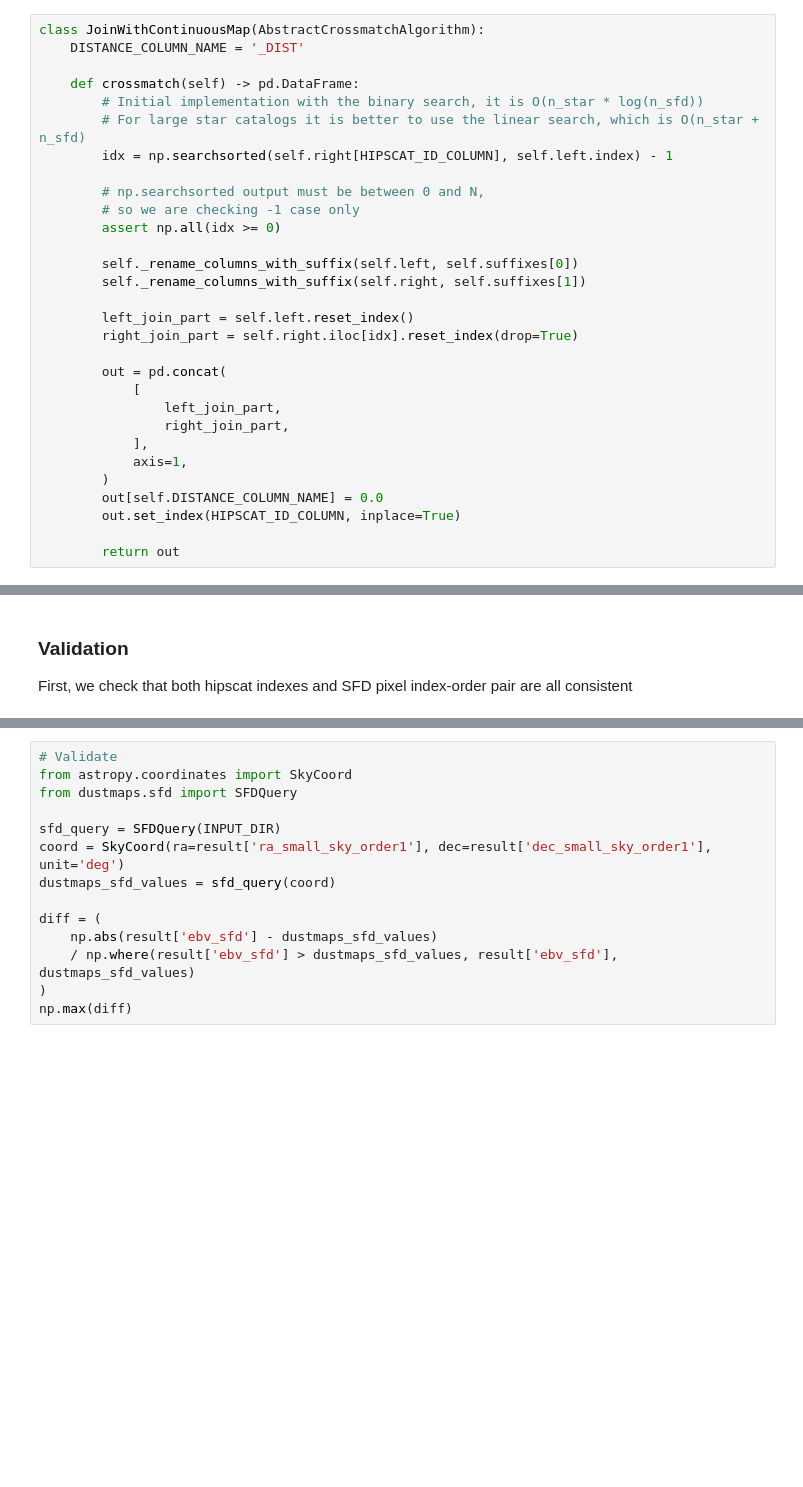
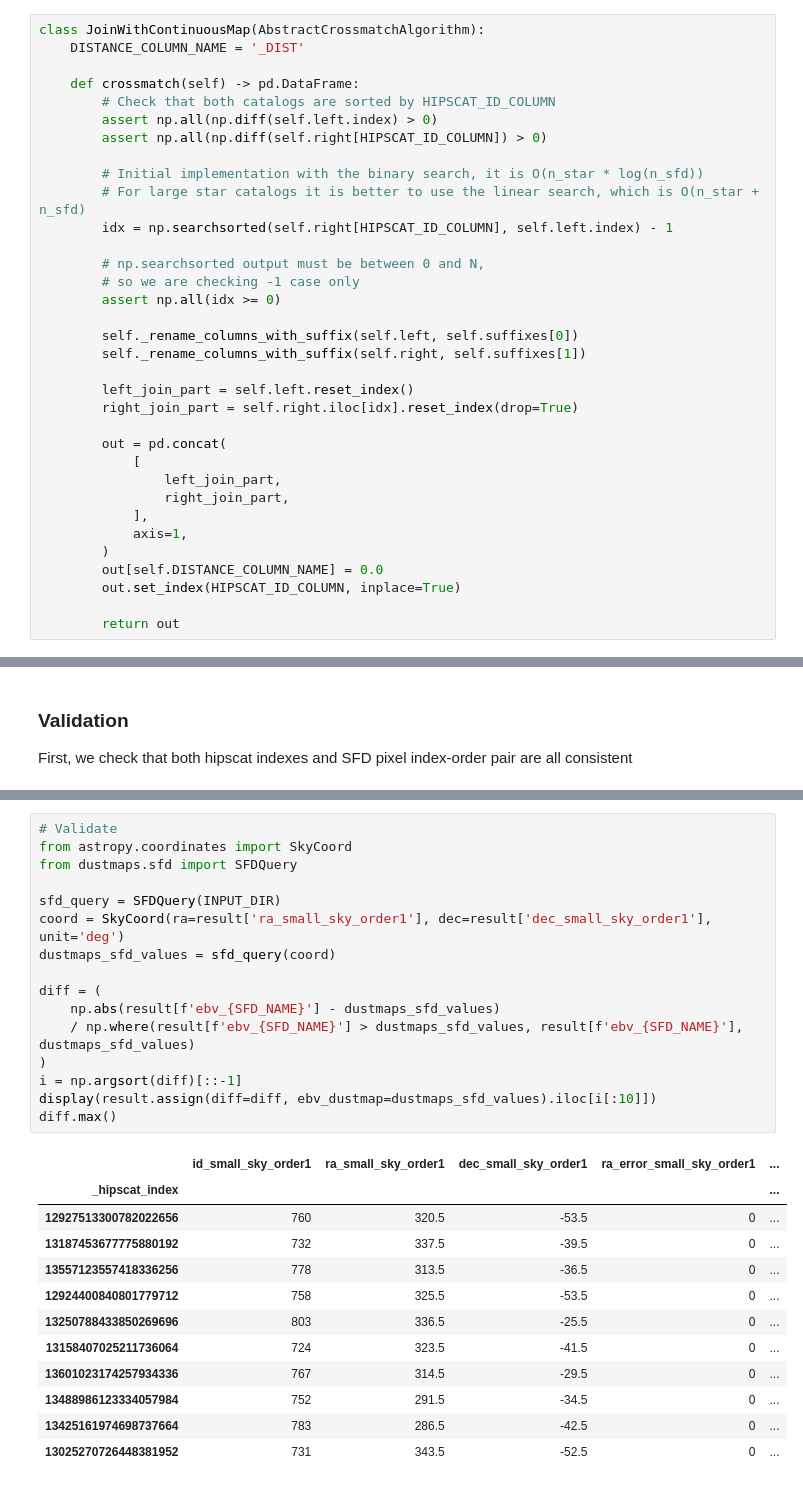
Before and after one commit to hombit/hipscat-import-sfd, a Jupyter notebook: join_stars_and_sfd.ipynb, the cells around one changed output, grey strips where cells are left out. Cells and saved outputs as stored; diff of their text form; blank space fills up the shorter version.

```diff
--- a/join_stars_and_sfd.ipynb
+++ b/join_stars_and_sfd.ipynb
@@ -52,6 +53,10 @@ class JoinWithContinuousMap(AbstractCrossmatchAlgorithm):
     DISTANCE_COLUMN_NAME = '_DIST'
 
     def crossmatch(self) -> pd.DataFrame:
+        # Check that both catalogs are sorted by HIPSCAT_ID_COLUMN
+        assert np.all(np.diff(self.left.index) > 0)
+        assert np.all(np.diff(self.right[HIPSCAT_ID_COLUMN]) > 0)
+
         # Initial implementation with the binary search, it is O(n_star * log(n_sfd))
         # For large star catalogs it is better to use the linear search, which is O(n_star + n_sfd)
         idx = np.searchsorted(self.right[HIPSCAT_ID_COLUMN], self.left.index) - 1
@@ -114,15 +119,29 @@ The difference must be well below 16%.
 # %%
 # Validate
 from astropy.coordinates import SkyCoord
 from dustmaps.sfd import SFDQuery
 
 sfd_query = SFDQuery(INPUT_DIR)
 coord = SkyCoord(ra=result['ra_small_sky_order1'], dec=result['dec_small_sky_order1'], unit='deg')
 dustmaps_sfd_values = sfd_query(coord)
 
 diff = (
-    np.abs(result['ebv_sfd'] - dustmaps_sfd_values)
-    / np.where(result['ebv_sfd'] > dustmaps_sfd_values, result['ebv_sfd'], dustmaps_sfd_values)
+    np.abs(result[f'ebv_{SFD_NAME}'] - dustmaps_sfd_values)
+    / np.where(result[f'ebv_{SFD_NAME}'] > dustmaps_sfd_values, result[f'ebv_{SFD_NAME}'], dustmaps_sfd_values)
 )
-np.max(diff)
+i = np.argsort(diff)[::-1]
+display(result.assign(diff=diff, ebv_dustmap=dustmaps_sfd_values).iloc[i[:10]])
+diff.max()
 # %% [output]
+|  | id_small_sky_order1 | ra_small_sky_order1 | dec_small_sky_order1 | ra_error_small_sky_order1 | ... |
+| _hipscat_index |  |  |  |  | ... |
+| 12927513300782022656 | 760 | 320.5 | -53.5 | 0 | ... |
+| 13187453677775880192 | 732 | 337.5 | -39.5 | 0 | ... |
+| 13557123557418336256 | 778 | 313.5 | -36.5 | 0 | ... |
+| 12924400840801779712 | 758 | 325.5 | -53.5 | 0 | ... |
+| 13250788433850269696 | 803 | 336.5 | -25.5 | 0 | ... |
+| 13158407025211736064 | 724 | 323.5 | -41.5 | 0 | ... |
+| 13601023174257934336 | 767 | 314.5 | -29.5 | 0 | ... |
+| 13488986123334057984 | 752 | 291.5 | -34.5 | 0 | ... |
+| 13425161974698737664 | 783 | 286.5 | -42.5 | 0 | ... |
+| 13025270726448381952 | 731 | 343.5 | -52.5 | 0 | ... |
```
Also changed, not shown: parts of 9 cells of this notebook, 2 other files.
